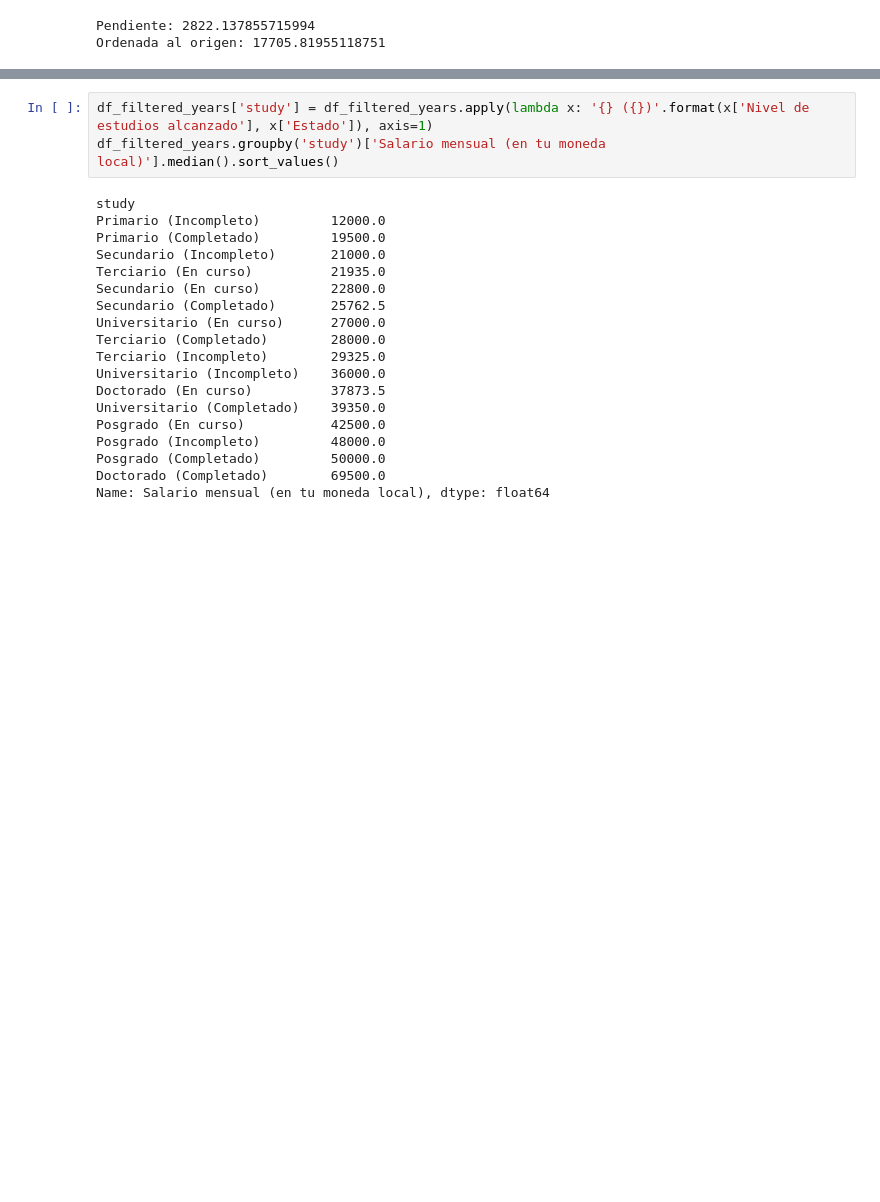
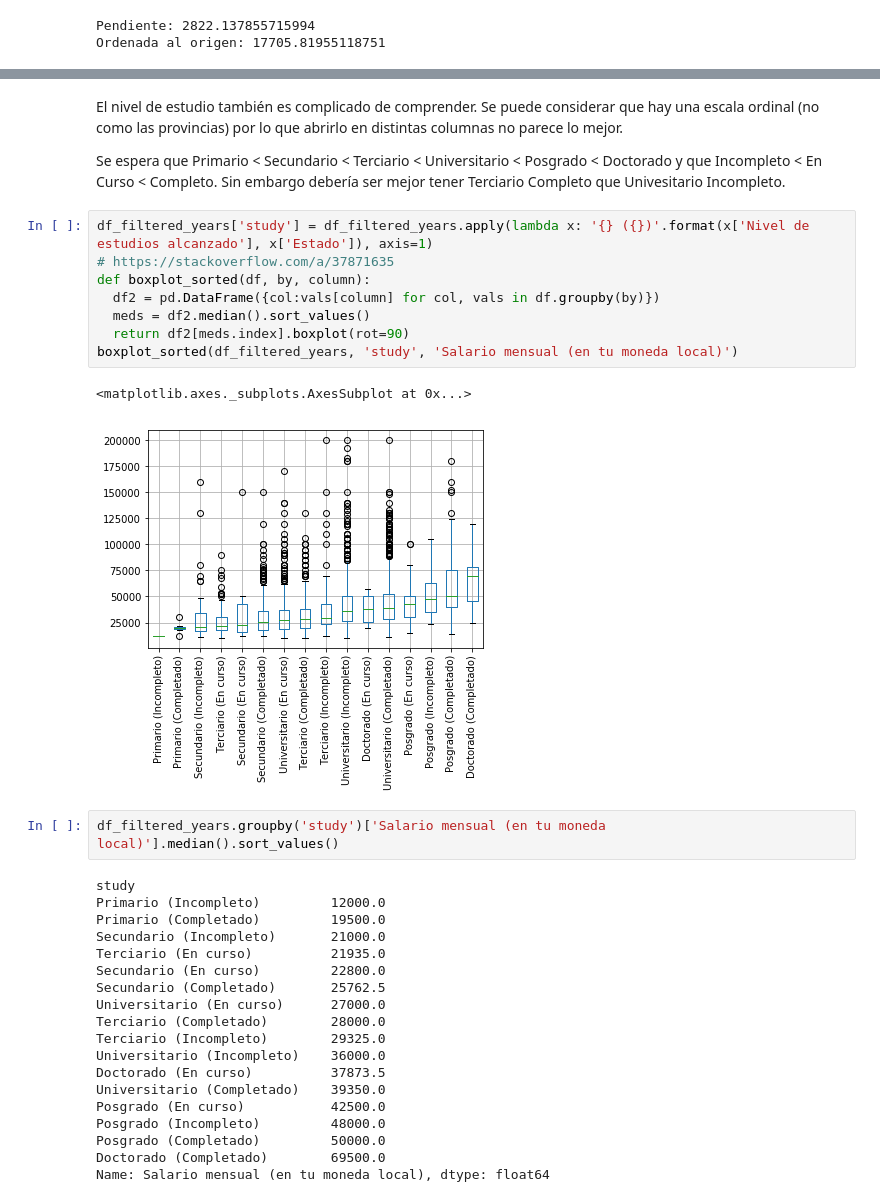
Before and after one commit to seppo0010/sysarmy-sueldos-2019.1, a Jupyter notebook: Sysarmy - Predicción de sueldos.ipynb, the cells around one changed output, grey strips where cells are left out. Drawn from its saved outputs; the diff is of its cells as text; blank space fills up the shorter version.

```diff
--- a/Sysarmy - Predicción de sueldos.ipynb
+++ b/Sysarmy - Predicción de sueldos.ipynb
@@ -288,5 +305,20 @@ Esta primera aproximación es intuitiva y fácil de ver. Podemos generalizar la
+# %% [markdown]
+El nivel de estudio también es complicado de comprender. Se puede considerar que hay una escala ordinal (no como las provincias) por lo que abrirlo en distintas columnas no parece lo mejor.
+
+Se espera que Primario < Secundario < Terciario < Universitario < Posgrado < Doctorado y que Incompleto < En Curso < Completo.
+Sin embargo debería ser mejor tener Terciario Completo que Univesitario Incompleto.
+# %%
+df_filtered_years['study'] = df_filtered_years.apply(lambda x: '{} ({})'.format(x['Nivel de estudios alcanzado'], x['Estado']), axis=1)
+# https://stackoverflow.com/a/37871635
+def boxplot_sorted(df, by, column):
+  df2 = pd.DataFrame({col:vals[column] for col, vals in df.groupby(by)})
+  meds = df2.median().sort_values()
+  return df2[meds.index].boxplot(rot=90)
+boxplot_sorted(df_filtered_years, 'study', 'Salario mensual (en tu moneda local)')
+# %% [output]
+<matplotlib.axes._subplots.AxesSubplot at 0x...>
+[figure, added]
 # %%
-df_filtered_years['study'] = df_filtered_years.apply(lambda x: '{} ({})'.format(x['Nivel de estudios alcanzado'], x['Estado']), axis=1)
 df_filtered_years.groupby('study')['Salario mensual (en tu moneda local)'].median().sort_values()
 # %% [output]
 study
```
Also changed, not shown: parts of 13 cells of this notebook.
